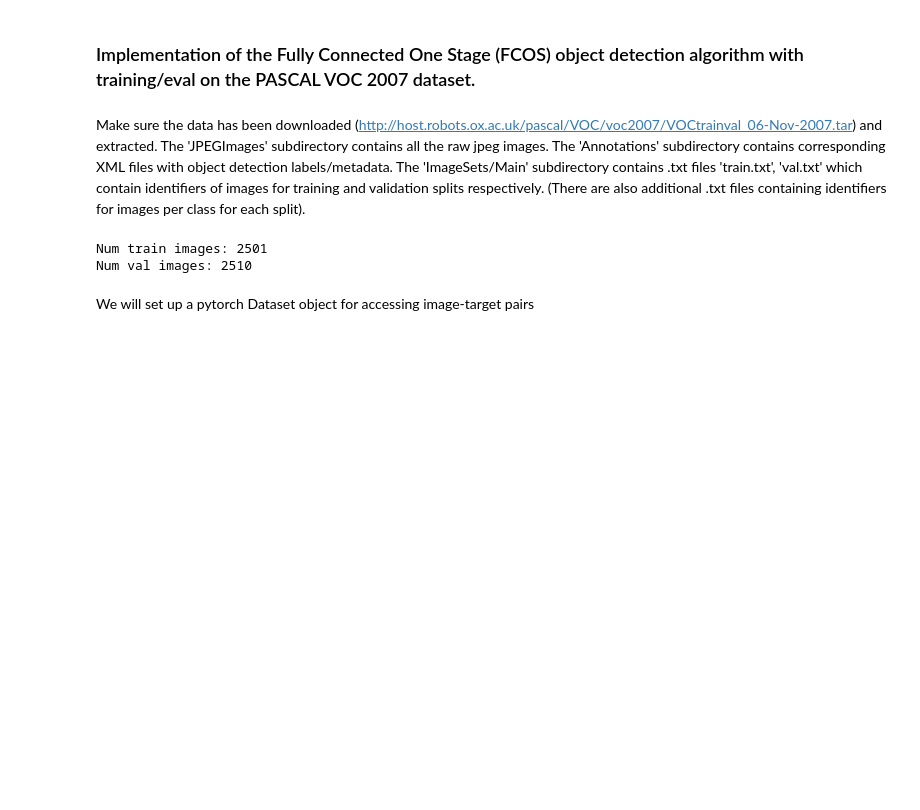
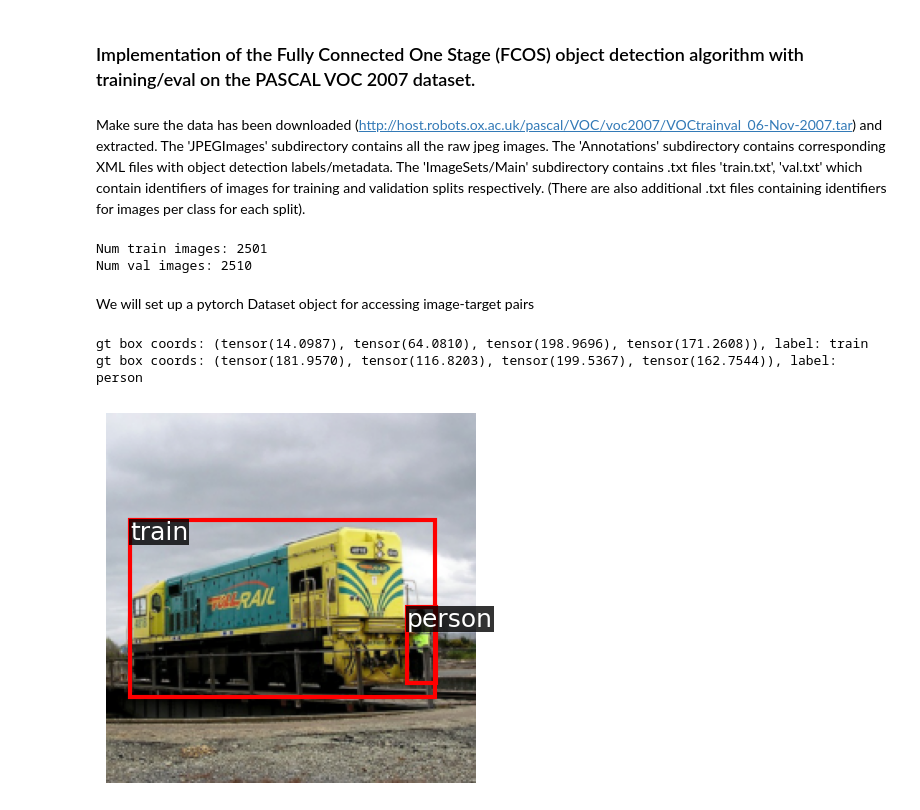
Before and after one commit to tsultan16/FCOS_Object_Detection, a Jupyter notebook: FCOS.ipynb, the cells around one changed output. Cells and saved outputs as stored; diff of their text form; code cells hidden in the pictures; blank space fills up the shorter version.

Commit message:
implemented function for dataset visualization

```diff
--- a/FCOS.ipynb
+++ b/FCOS.ipynb
@@ -124,15 +127,58 @@ class VOC2007(torch.utils.data.Dataset):
                 'class': obj.find('name').text,
                 'difficult': obj.find('difficult').text,
                 'bndbox': [int(obj.find('bndbox/xmin').text),
-                           int(obj.find('bndbox/xmin').text),
-                           int(obj.find('bndbox/xmin').text),
-                           int(obj.find('bndbox/xmin').text)]
+                           int(obj.find('bndbox/ymin').text),
+                           int(obj.find('bndbox/xmax').text),
+                           int(obj.find('bndbox/ymax').text)]
 
             }
             objects.append(object_dict)
         annotations['objects'] = objects
         return annotations
+
+
+# tranform for unnormalizing an image from the dataset
+unnormalize = transforms.Compose([
+        transforms.Normalize(mean=[0, 0, 0], std=[1/0.229, 1/0.224, 1/0.225]),
+        transforms.Normalize(mean=[-0.485, -0.456, -0.406], std=[1, 1, 1]) ])
+
+# function for visualizing image with target boxes
+def visualize(dataset, index=None):
+    if not index:
+        # grab a random image from dataset if no index provided
+        index = random.randint(0,len(dataset)-1)
+    _, image, gt_boxes = dataset[index]
+
+    # unnormalize the image
+    image = unnormalize(image)
+    # only keep non-padding boxes
+    nonpad = gt_boxes[:,4]>=0
+    gt_boxes = gt_boxes[nonpad]
+    # reshape image from (C,H,W) -> (H,W,C) and conert to numpy uint array
+    image = (image *255).permute(1,2,0).numpy().astype("uint8")
+    # plot image
+    fig, ax = plt.subplots()
+    ax.imshow(image)
+    ax.axis("off")
+    # plot object bounding boxes with class label
+    for i in range(len(gt_boxes)):
+        xmin, ymin, xmax, ymax = gt_boxes[i,0:4]
+        class_label = dataset.idx2class[gt_boxes[i,-1].item()]
+        print(f"gt box coords: {xmin, ymin, xmax, ymax }, label: {class_label}")
+        rectangle = patches.Rectangle((xmin, ymin), xmax-xmin, ymax-ymin, linewidth=3, linestyle="solid", edgecolor='r', fill=False)
+        ax.add_patch(rectangle)
+        ax.text(xmin, ymin, class_label, size=18, family="sans-serif",
+                bbox={"facecolor": "black", "alpha": 0.8,"pad": 0.7, "edgecolor": "none"},
+                verticalalignment="top", color=(1, 1, 1), zorder=10,)
+
+    plt.show()
 # %%
 # create train-val datasets
 train_dataset = VOC2007(split='train')
 val_dataset = VOC2007(split='val')
+# %%
+visualize(train_dataset)
+# %% [output]
+gt box coords: (tensor(14.0987), tensor(64.0810), tensor(198.9696), tensor(171.2608)), label: train
+gt box coords: (tensor(181.9570), tensor(116.8203), tensor(199.5367), tensor(162.7544)), label: person
+[figure, added]
```
Also changed, not shown: parts of 1 cell of this notebook.
